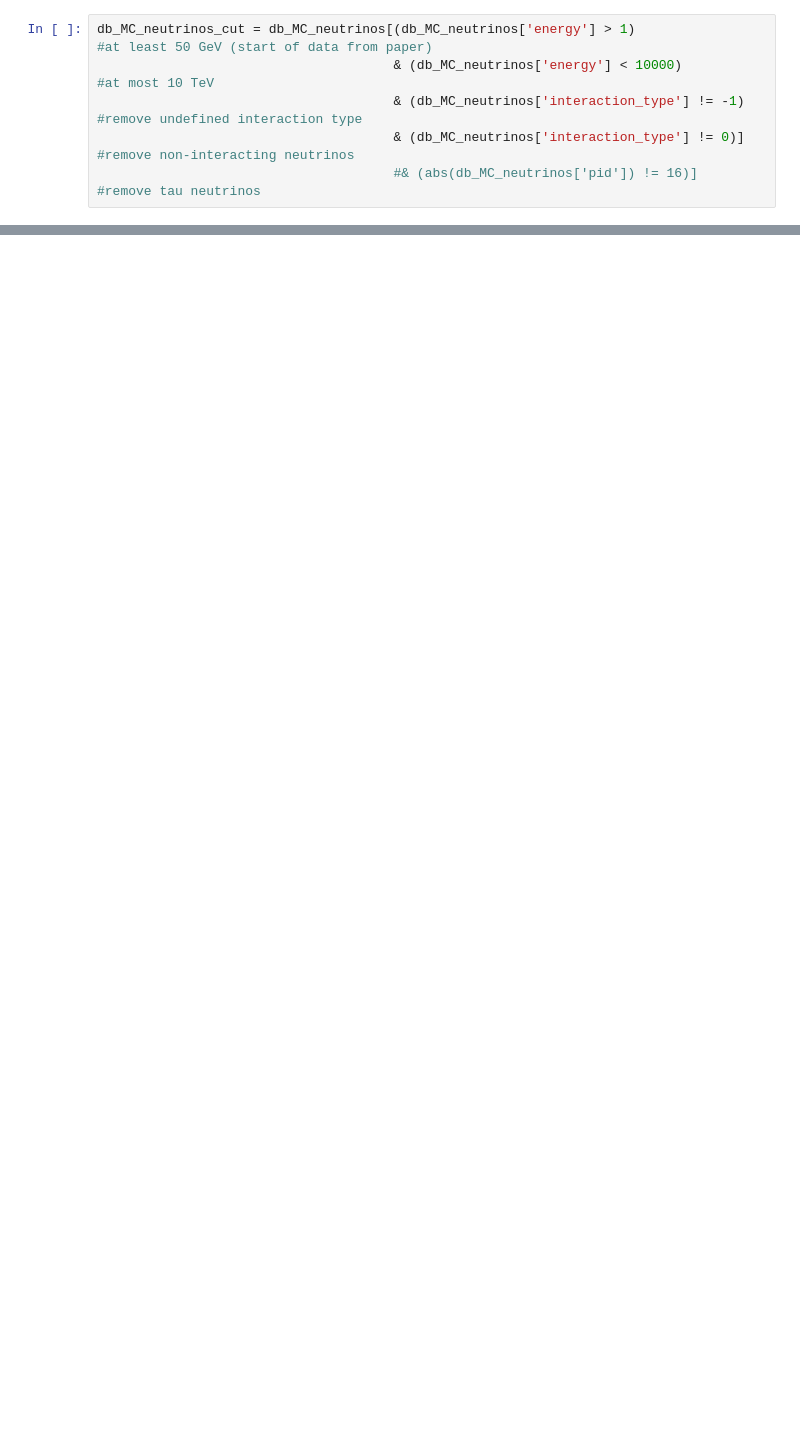
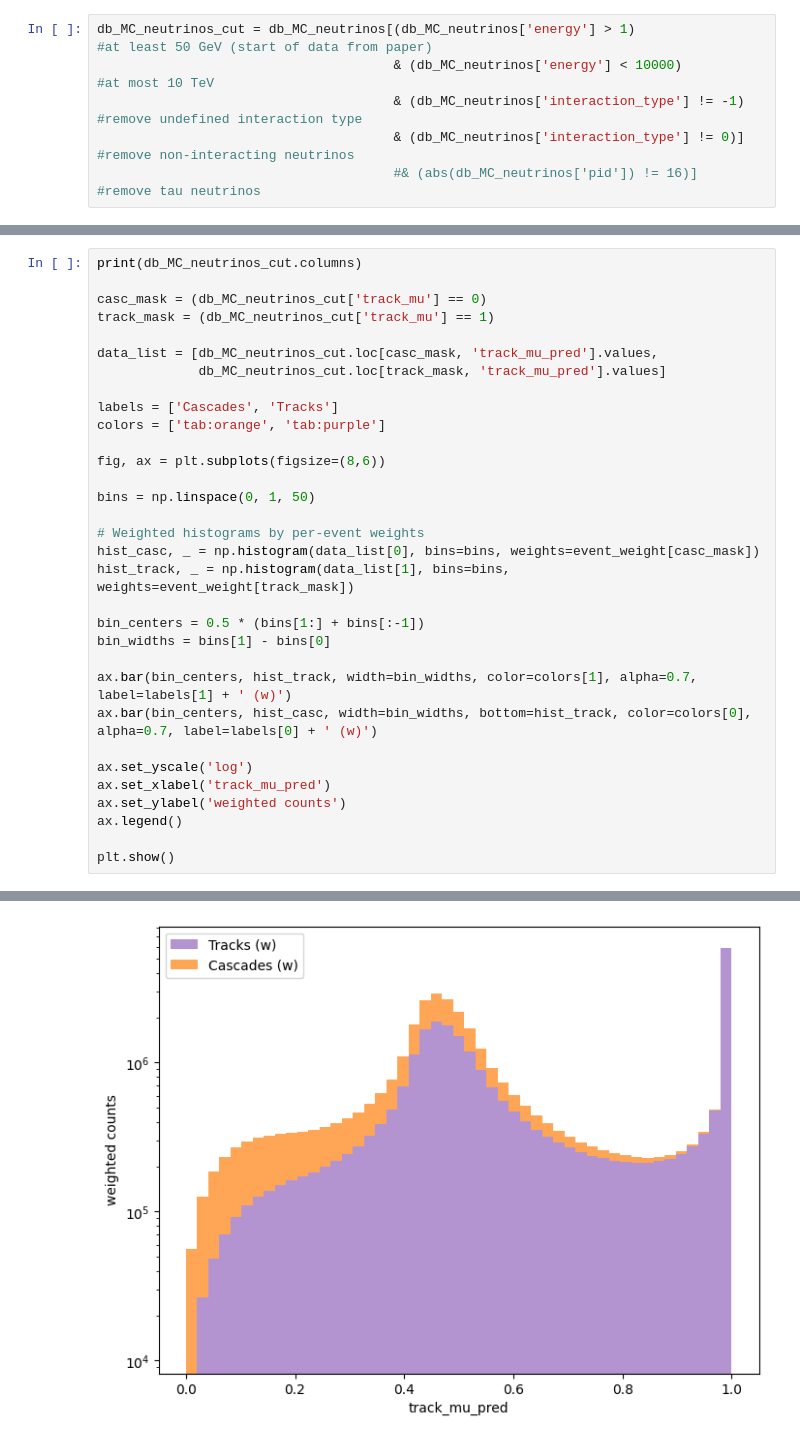
Before and after one commit to Nielsdb63/Weinberg_Angle_IceCube, a Jupyter notebook: ST.ipynb, the cells around one changed output, grey strips where cells are left out. Drawn from its saved outputs; the diff is of its cells as text; blank space fills up the shorter version.

```diff
--- a/ST.ipynb
+++ b/ST.ipynb
@@ -462,0 +294,33 @@ plt.show()
+# %%
+print(db_MC_neutrinos_cut.columns)
+
+casc_mask = (db_MC_neutrinos_cut['track_mu'] == 0)
+track_mask = (db_MC_neutrinos_cut['track_mu'] == 1)
+
+data_list = [db_MC_neutrinos_cut.loc[casc_mask, 'track_mu_pred'].values,
+             db_MC_neutrinos_cut.loc[track_mask, 'track_mu_pred'].values]
+
+labels = ['Cascades', 'Tracks']
+colors = ['tab:orange', 'tab:purple']
+
+fig, ax = plt.subplots(figsize=(8,6))
+
+bins = np.linspace(0, 1, 50)
+
+# Weighted histograms by per-event weights
+hist_casc, _ = np.histogram(data_list[0], bins=bins, weights=event_weight[casc_mask])
+hist_track, _ = np.histogram(data_list[1], bins=bins, weights=event_weight[track_mask])
+
+bin_centers = 0.5 * (bins[1:] + bins[:-1])
+bin_widths = bins[1] - bins[0]
+
+ax.bar(bin_centers, hist_track, width=bin_widths, color=colors[1], alpha=0.7, label=labels[1] + ' (w)')
+ax.bar(bin_centers, hist_casc, width=bin_widths, bottom=hist_track, color=colors[0], alpha=0.7, label=labels[0] + ' (w)')
+
+ax.set_yscale('log')
+ax.set_xlabel('track_mu_pred')
+ax.set_ylabel('weighted counts')
+ax.legend()
+
+plt.show()
+# %% [output]
@@ -462,0 +339 @@ plt.show()
+[figure, added]
```
Also changed, not shown: parts of 22 cells of this notebook, 1 other file.
